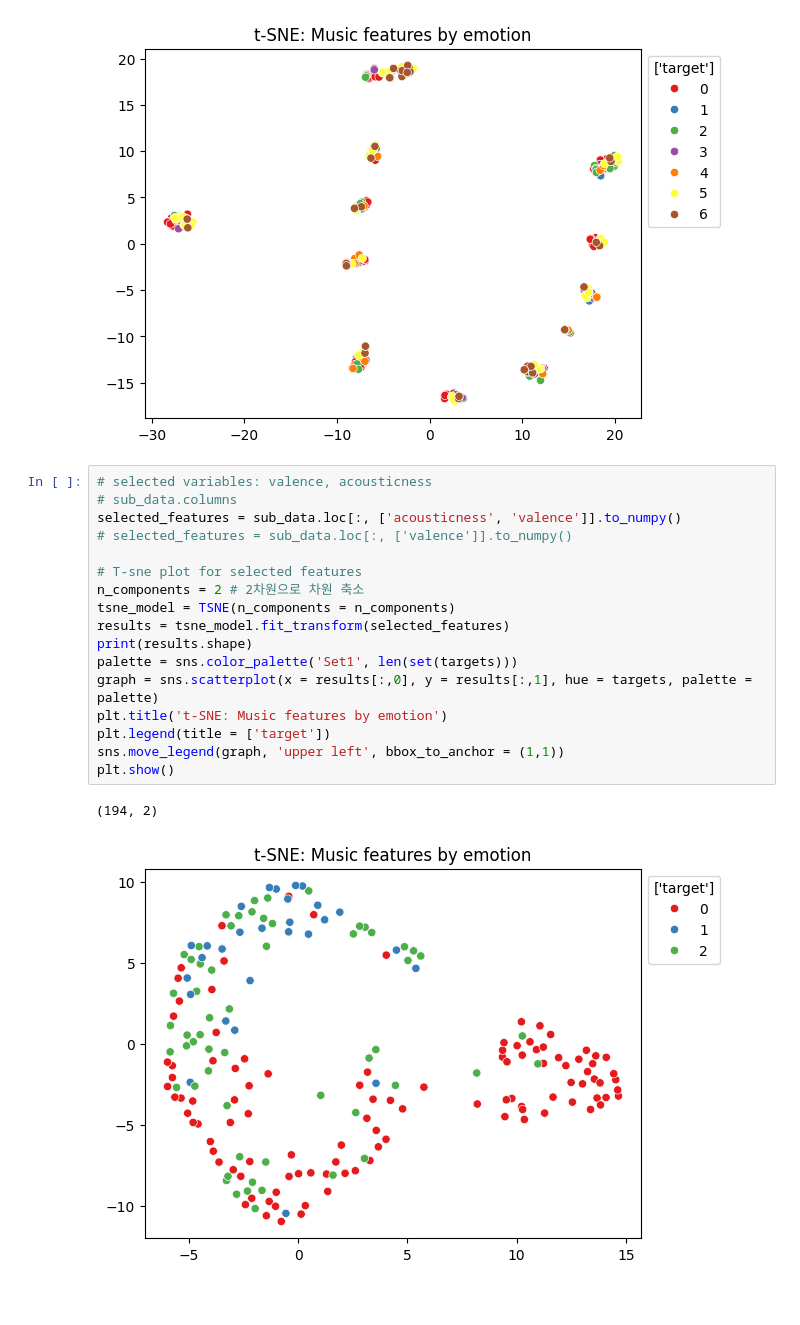
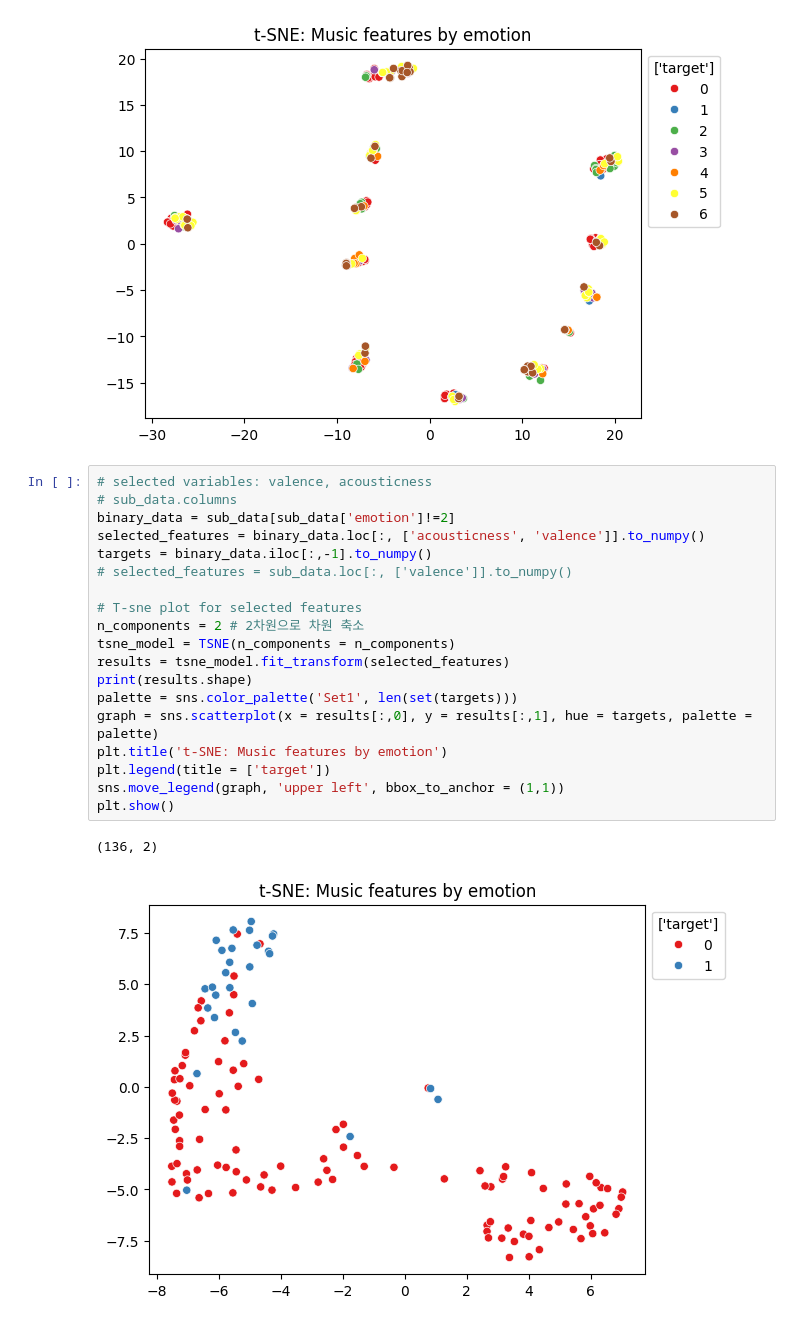
Before and after one commit to OnedayOneyeah/BKMS, a Jupyter notebook: data_analysis.ipynb, the cells around one changed output. Drawn from its saved outputs; the diff is of its cells as text.

```diff
--- a/data_analysis.ipynb
+++ b/data_analysis.ipynb
@@ -276,20 +276,22 @@ plt.show()
 # %%
 # selected variables: valence, acousticness
 # sub_data.columns
-selected_features = sub_data.loc[:, ['acousticness', 'valence']].to_numpy()
+binary_data = sub_data[sub_data['emotion']!=2]
+selected_features = binary_data.loc[:, ['acousticness', 'valence']].to_numpy()
+targets = binary_data.iloc[:,-1].to_numpy()
 # selected_features = sub_data.loc[:, ['valence']].to_numpy()
 
 # T-sne plot for selected features
 n_components = 2 # 2차원으로 차원 축소
 tsne_model = TSNE(n_components = n_components)
 results = tsne_model.fit_transform(selected_features)
 print(results.shape)
 palette = sns.color_palette('Set1', len(set(targets)))
 graph = sns.scatterplot(x = results[:,0], y = results[:,1], hue = targets, palette = palette)
 plt.title('t-SNE: Music features by emotion')
 plt.legend(title = ['target'])
 sns.move_legend(graph, 'upper left', bbox_to_anchor = (1,1))
 plt.show()
 # %% [output]
-(194, 2)
+(136, 2)
-[figure, old version]
+[figure, new version]
```
Also changed, not shown: parts of 2 cells of this notebook.
